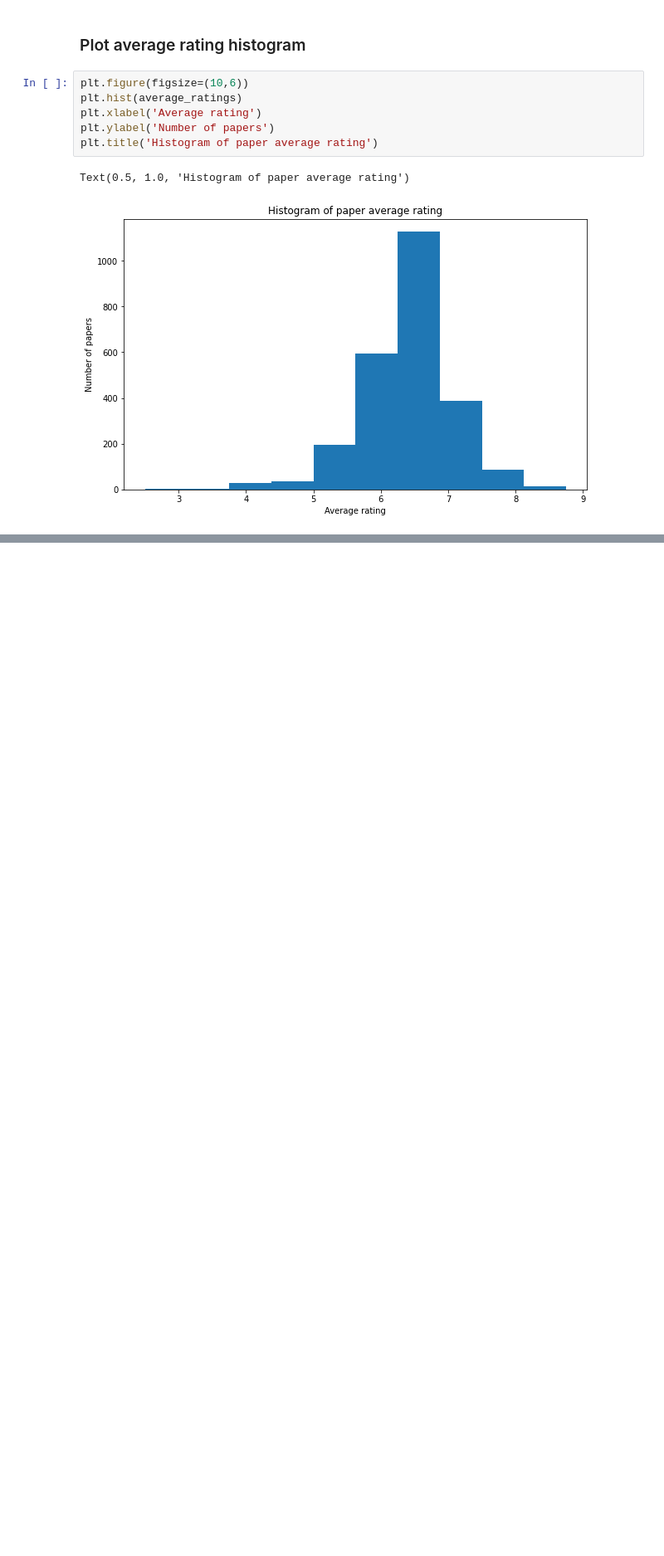
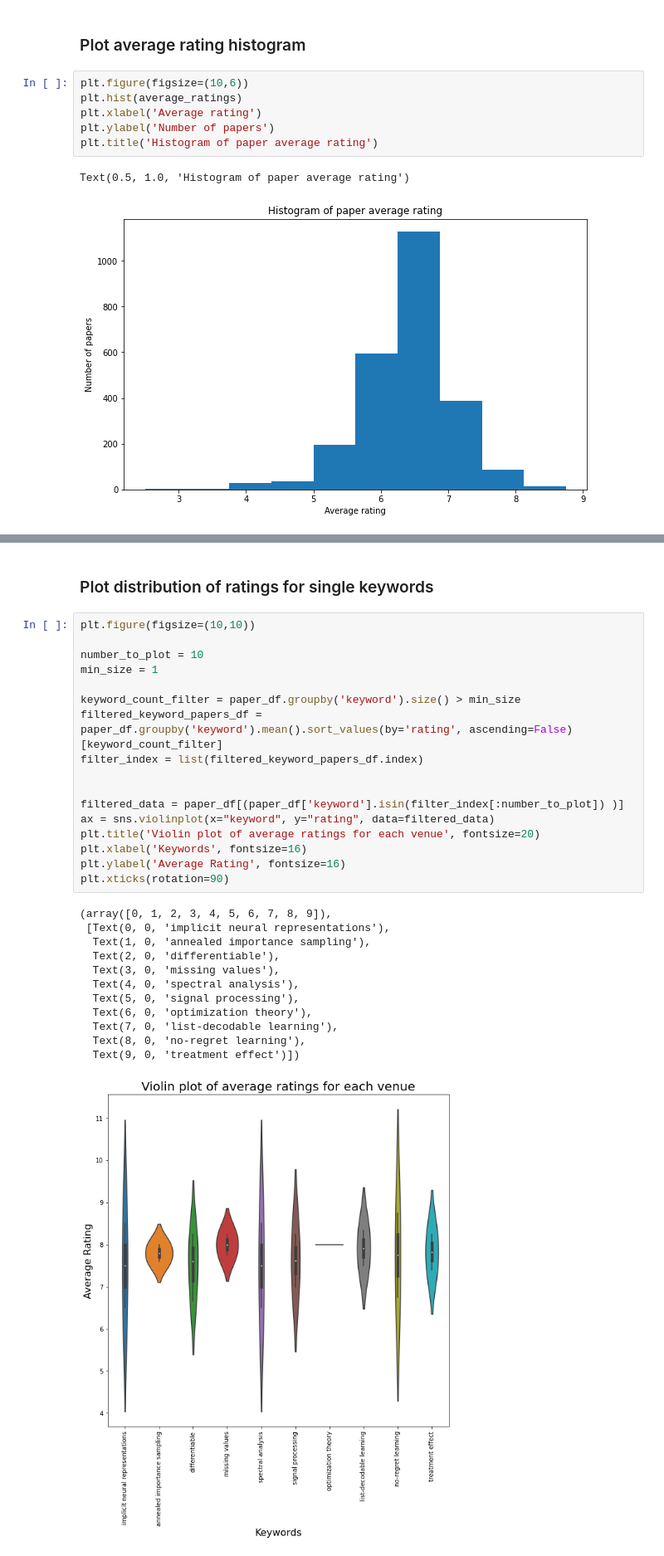
Before and after one commit to chrisnielsen-utilities/literature-review-tools, a Jupyter notebook: analyze_neurips_2021_papers.ipynb, the cells around one changed output, grey strips where cells are left out. Shown at 83% size. Drawn from its saved outputs; the diff is of its cells as text; blank space fills up the shorter version.

```diff
--- a/analyze_neurips_2021_papers.ipynb
+++ b/analyze_neurips_2021_papers.ipynb
@@ -148,0 +258,32 @@ Text(0.5, 1.0, 'Histogram of paper average rating')
+# %% [markdown]
+### Plot distribution of ratings for single keywords
+# %%
+plt.figure(figsize=(10,10))
+
+number_to_plot = 10
+min_size = 1
+
+keyword_count_filter = paper_df.groupby('keyword').size() > min_size
+filtered_keyword_papers_df = paper_df.groupby('keyword').mean().sort_values(by='rating', ascending=False)[keyword_count_filter]
+filter_index = list(filtered_keyword_papers_df.index)
+
+
+filtered_data = paper_df[(paper_df['keyword'].isin(filter_index[:number_to_plot]) )]
+ax = sns.violinplot(x="keyword", y="rating", data=filtered_data)
+plt.title('Violin plot of average ratings for each venue', fontsize=20)
+plt.xlabel('Keywords', fontsize=16)
+plt.ylabel('Average Rating', fontsize=16)
+plt.xticks(rotation=90)
+# %% [output]
+(array([0, 1, 2, 3, 4, 5, 6, 7, 8, 9]),
+ [Text(0, 0, 'implicit neural representations'),
+  Text(1, 0, 'annealed importance sampling'),
+  Text(2, 0, 'differentiable'),
+  Text(3, 0, 'missing values'),
+  Text(4, 0, 'spectral analysis'),
+  Text(5, 0, 'signal processing'),
+  Text(6, 0, 'optimization theory'),
+  Text(7, 0, 'list-decodable learning'),
+  Text(8, 0, 'no-regret learning'),
+  Text(9, 0, 'treatment effect')])
+[figure, added]
```
Also changed, not shown: parts of 21 cells of this notebook, 2 other files.
